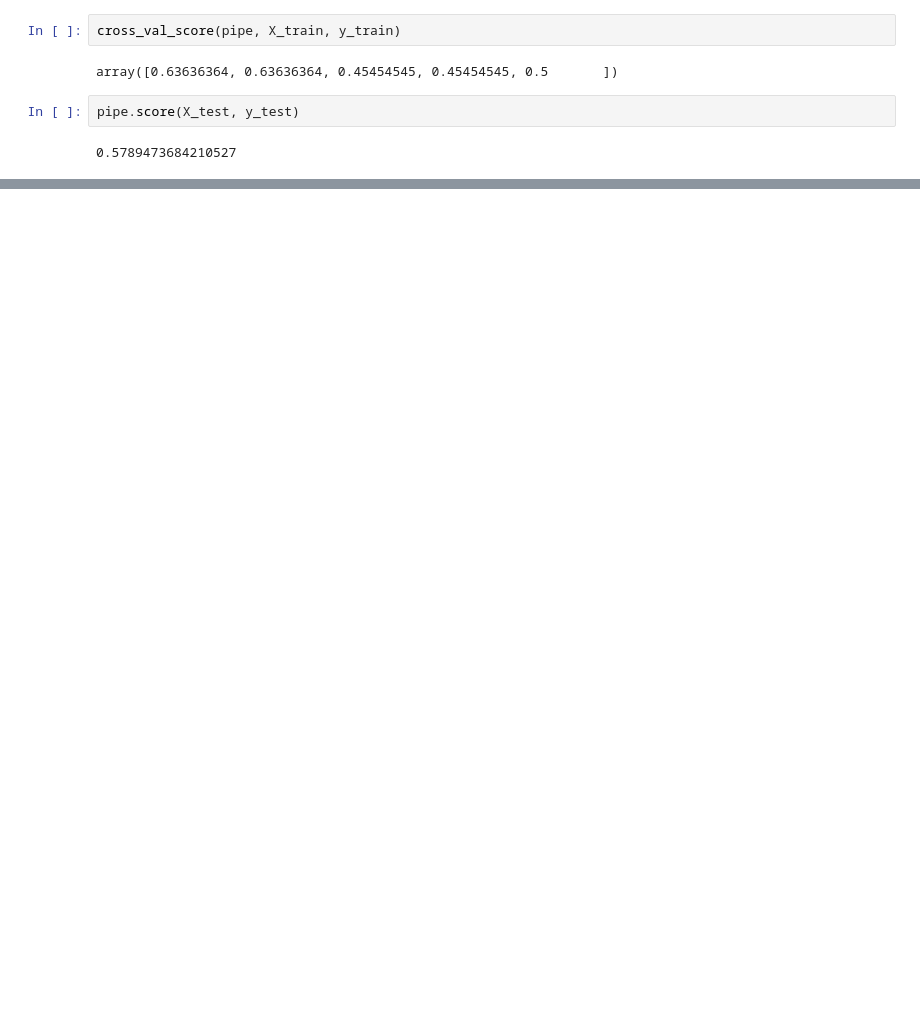
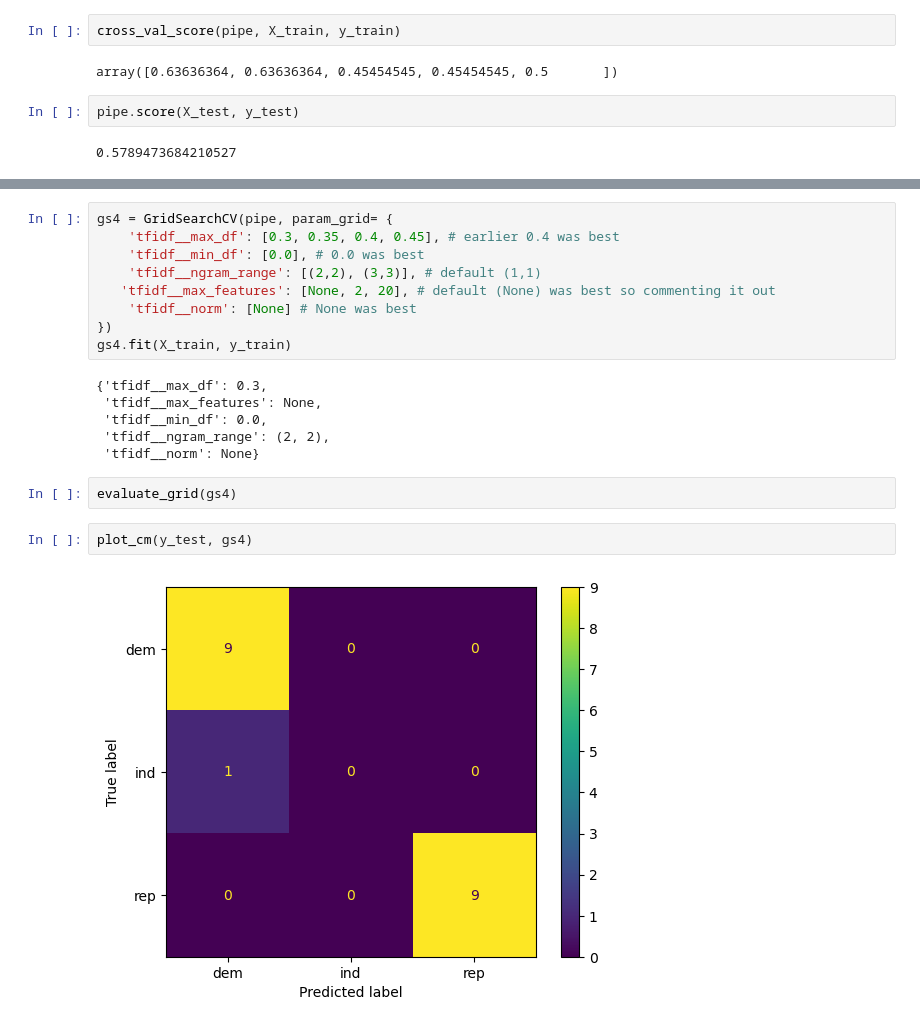
Before and after one commit to natehiatt/presidency_project, a Jupyter notebook: notebooks/shelley_scratch.ipynb, the cells around one changed output, grey strips where cells are left out. Saved outputs shown, nothing was run; the diff lists cells and outputs as text; blank space fills up the shorter version.

```diff
--- a/notebooks/shelley_scratch.ipynb
+++ b/notebooks/shelley_scratch.ipynb
@@ -656,0 +852,21 @@ gs = GridSearchCV(pipe, params_grid= {
+# %%
+gs4 = GridSearchCV(pipe, param_grid= {
+    'tfidf__max_df': [0.3, 0.35, 0.4, 0.45], # earlier 0.4 was best
+    'tfidf__min_df': [0.0], # 0.0 was best
+    'tfidf__ngram_range': [(2,2), (3,3)], # default (1,1)
+   'tfidf__max_features': [None, 2, 20], # default (None) was best so commenting it out
+    'tfidf__norm': [None] # None was best
+})
+gs4.fit(X_train, y_train)
+# %% [output]
+{'tfidf__max_df': 0.3,
+ 'tfidf__max_features': None,
+ 'tfidf__min_df': 0.0,
+ 'tfidf__ngram_range': (2, 2),
+ 'tfidf__norm': None}
+# %%
+evaluate_grid(gs4)
+# %%
+plot_cm(y_test, gs4)
+# %% [output]
+[figure, added]
```
Also changed, not shown: parts of 44 cells of this notebook.
